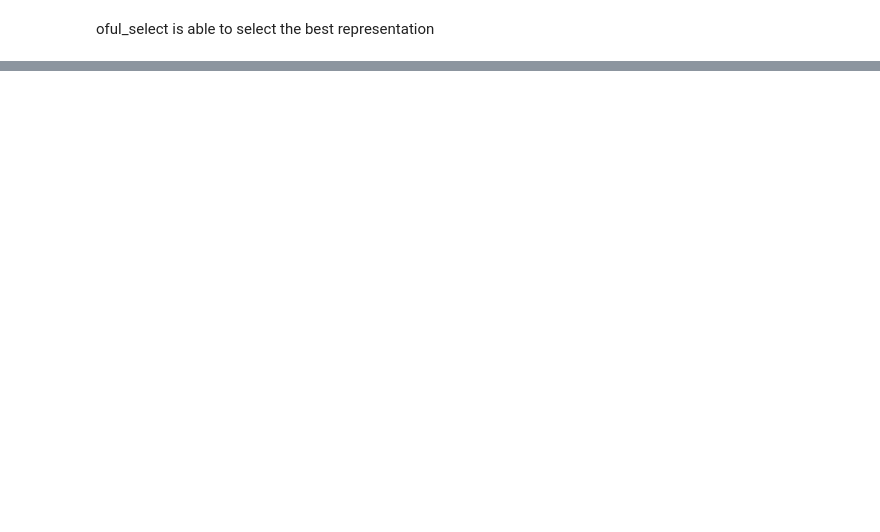
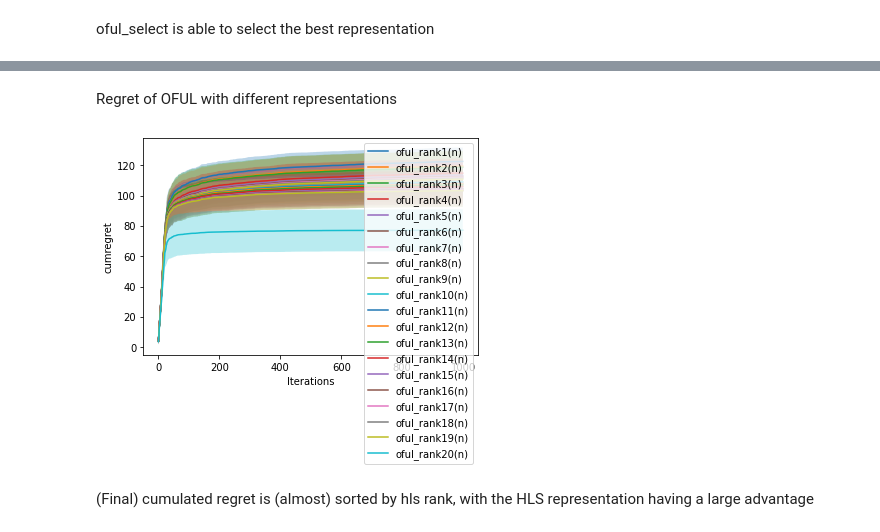
Before and after one commit to T3p/hidden-features, a Jupyter notebook: notebooks/HLS Selection.ipynb, the cells around one changed output, grey strips where cells are left out. Drawn from its saved outputs; the diff is of its cells as text; code cells hidden in the pictures; blank space fills up the shorter version.

```diff
--- a/notebooks/HLS Selection.ipynb
+++ b/notebooks/HLS Selection.ipynb
@@ -370,0 +375,20 @@ nu.plot_all('../logs', 'oful_selectAB', 'selection', seeds, rows=500)
+# %%
+rr = derank_cmb(r0, save_hls=True)
+assert rr == r0
+assert is_hls(rr)
+assert not is_cmb(rr)
+# %%
+reps = [derank_hls(rr, i, transform=True) for i in range(1, dim)] #Random transformation preserving equivalence
+reps.append(rr)
+
+for i, r in enumerate(reps[:-1]):
+    assert r == reps[-1] #All representations are equivalent
+    assert not np.allclose(r._param, reps[-1]._param) #But with different parameters!
+    assert not is_hls(r) #Only the original one is HLS
+    assert spans(r) #All representations still span R^d
+    assert not is_cmb(r) #None of them is CMB
+    print('%d/%d %s' % (hls_rank(r), rank(r), '(CMB)' if is_cmb(r) else ''))
+print('%d/%d %s' % (hls_rank(reps[-1]), rank(reps[-1]), '(CMB)' if is_cmb(r) else ''))
+
+#Buldi multi-representation problem
+problem = FiniteMultiBandit(nc, na, reps)
@@ -370,0 +416,15 @@ nu.plot_all('../logs', 'oful_selectAB', 'selection', seeds, rows=500)
+# %% [markdown]
+Regret of OFUL with different representations
+# %%
+for i in range(len(reps)):
+    problem.select_rep(i)
+    name = 'oful_rank%d(n)' % hls_rank(reps[i])
+    for seed in seeds:
+        oful(problem, iterations, reg, noise, delta, param_bound, seed=seed, verbose=False, logname=name)
+# %%
+names = ['oful_rank%d(n)' % (i+1) for i in range(dim)]
+nu.compare('../logs', names, 'cumregret', seeds)
+# %% [output]
+[figure, added]
+# %% [markdown]
+(Final) cumulated regret is (almost) sorted by hls rank, with the HLS representation having a large advantage
```
Also changed, not shown: parts of 30 cells of this notebook, 2 other files.
